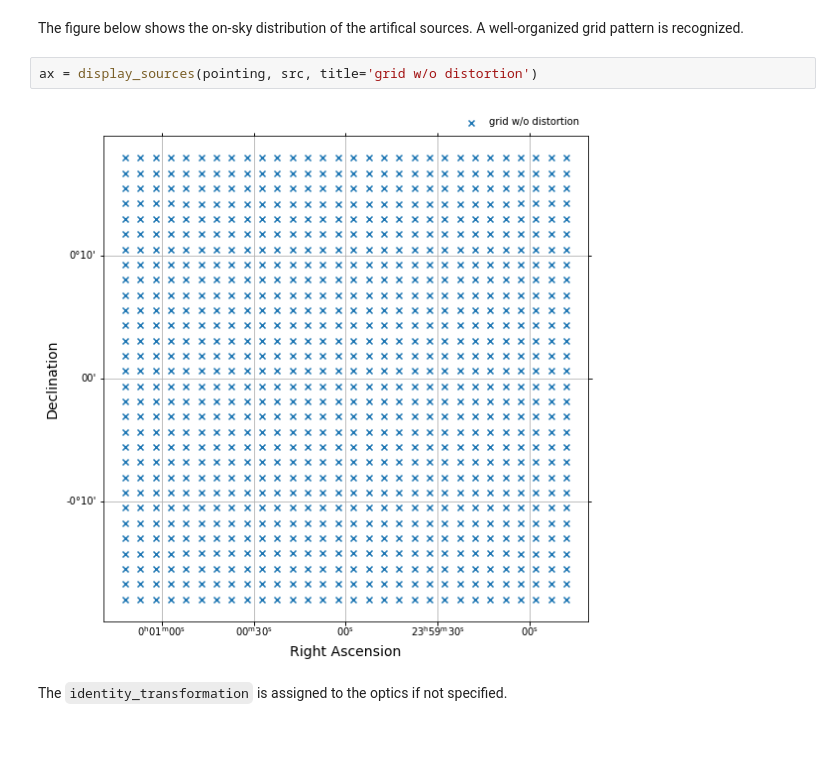
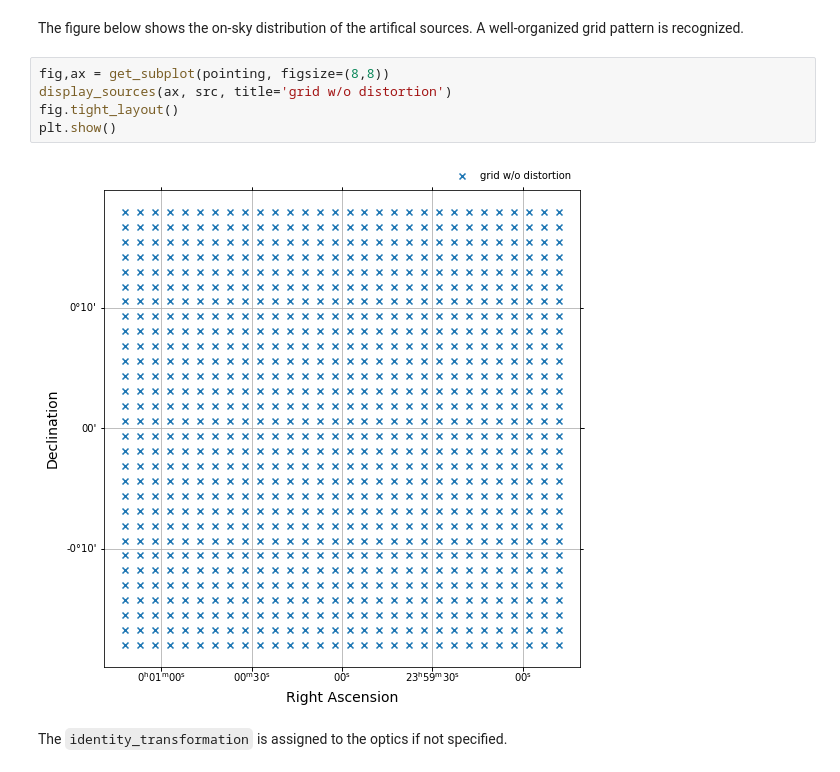
Before and after one commit to JASMINE-Mission/jasmine_warpfield, a Jupyter notebook: notebook/tutorial_08_legendre_distortion_function.ipynb, the cells around one changed output. Drawn from its saved outputs; the diff is of its cells as text; blank space fills up the shorter version.

```diff
--- a/notebook/tutorial_08_legendre_distortion_function.ipynb
+++ b/notebook/tutorial_08_legendre_distortion_function.ipynb
@@ -30,9 +29,12 @@ jasmine = get_jasmine(pointing, position_angle)
 # %% [markdown]
 The figure below shows the on-sky distribution of the artifical sources. A well-organized grid pattern is recognized.
 # %%
-ax = display_sources(pointing, src, title='grid w/o distortion')
+fig,ax = get_subplot(pointing, figsize=(8,8))
+display_sources(ax, src, title='grid w/o distortion')
+fig.tight_layout()
+plt.show()
 # %% [output]
-[figure, old version]
+[figure, new version]
 # %% [markdown]
 The `identity_transformation` is assigned to the optics if not specified.
 # %%
```
Also changed, not shown: parts of 7 cells of this notebook, 9 other files.
